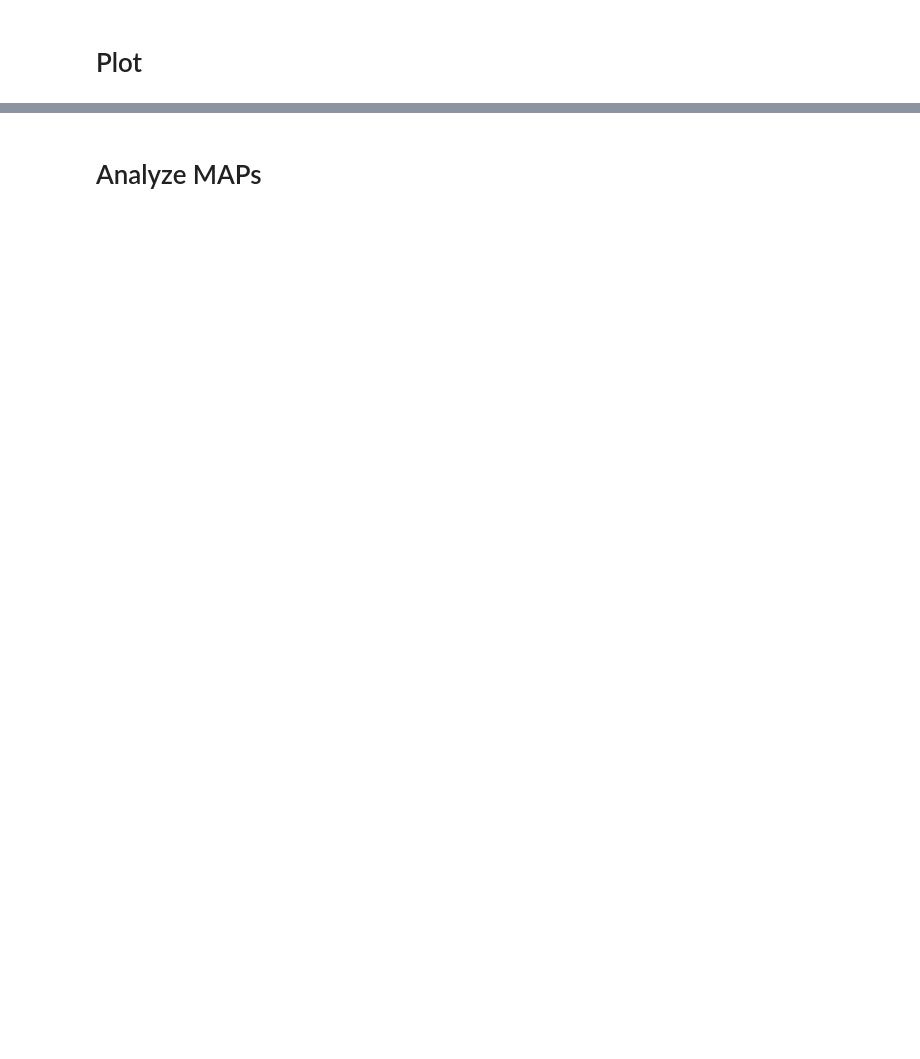
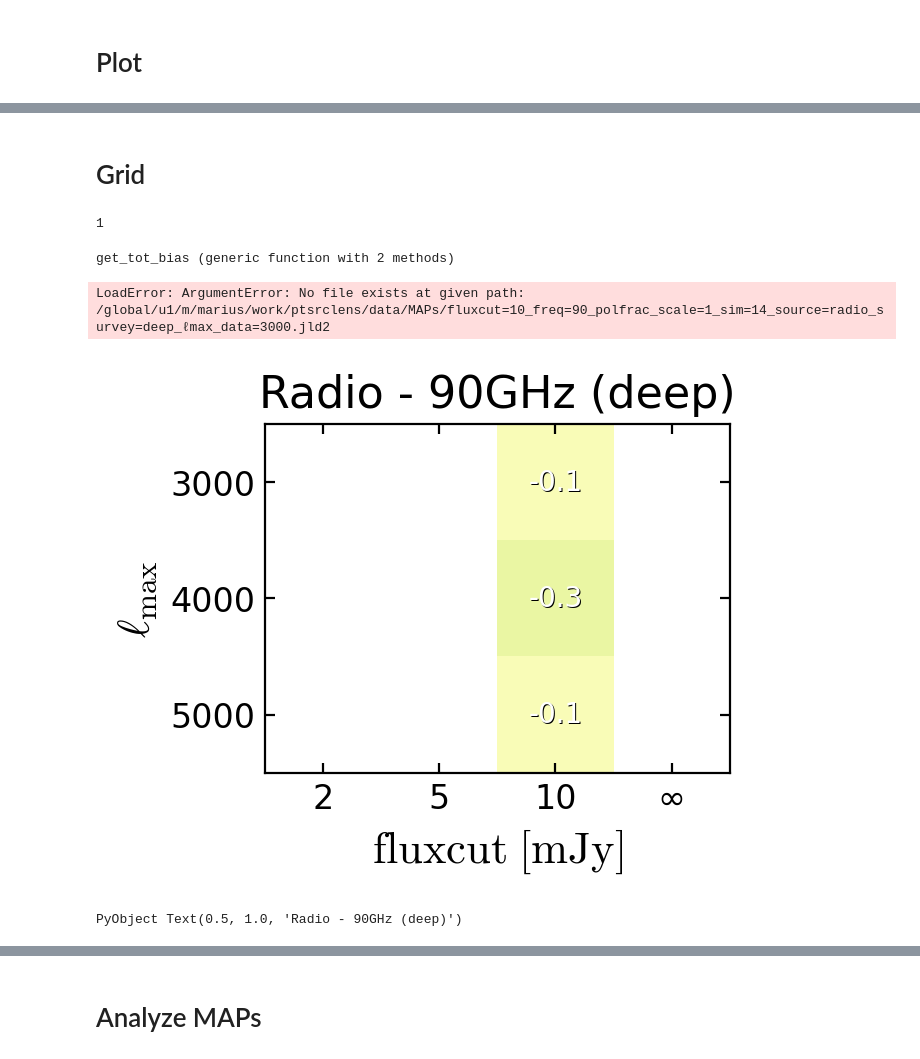
Before and after one commit to EmmanuelSchaan/SehgalRadioPolarizedSources, a Jupyter notebook: analyze_lensing.ipynb, the cells around one changed output, grey strips where cells are left out. Saved outputs shown, nothing was run; the diff lists cells and outputs as text; code cells hidden in the pictures; blank space fills up the shorter version.

```diff
--- a/analyze_lensing.ipynb
+++ b/analyze_lensing.ipynb
@@ -110,0 +125,52 @@ LoadError: UndefVarError: μKarcmin_gs not defined
+# %% [markdown]
+# Grid
+# %%
+source = :radio
+survey = :deep
+fluxcut = 10
+polfrac_scale = 1
+# %% [output]
+1
+# %%
+get_σ(k, MAPs=MAPs) = 1 ./ std(reduce(hcat, [MAP[k].gAϕ[end] for MAP in MAPs]), dims=2)[:]
+get_bias((k1, k2), MAPs=MAPs) = get_σ(("FG_FREE", false)) .* mean([MAP[k1].gAϕ[end] - MAP[k2].gAϕ[end] for MAP in MAPs])
+function get_tot_bias((k1, k2), MAPs=MAPs)
+    Cℓ_bias = get_bias((k1, k2), MAPs)
+    σℓ = get_σ(("FG_FREE", false), MAPs)
+    sum(@. Cℓ_bias / σℓ^2) / sum(@. 1 / σℓ^2) / sqrt(1 / sum(@. 1 / σℓ^2))
+end
+# %% [output]
+get_tot_bias (generic function with 2 methods)
+# %%
+freq = 90
+biases = map([3000, 4000, 5000]) do ℓmax_data
+    MAPs = @showprogress map(1:13) do sim
+        config = (;source, survey, freq, ℓmax_data, fluxcut, polfrac_scale, sim)
+        MAPs = load(MAP_filename("jld2"; config...), "MAPs")
+    end;
+    get_tot_bias((("CUTOUT_CORRELATED",true),("GAUSSIAN",true)), MAPs)
+end;
+# %% [output]
+LoadError: ArgumentError: No file exists at given path: /global/u1/m/marius/work/ptsrclens/data/MAPs/fluxcut=10_freq=90_polfrac_scale=1_sim=14_source=radio_survey=deep_ℓmax_data=3000.jld2
+# %%
+figure(figsize=(3,4), dpi=200)
+data = fill(NaN, 3, 4)
+data[:,3] .= biases
+gca().imshow(data, vmin=-3, vmax=3, cmap="RdYlGn_r")
+for I in CartesianIndices(data)
+    if !isnan(data[I])
+        text((reverse(I.I) .- 0.99)..., @sprintf("%.1f",data[I]), ha="center", va="center", c="black")
+        text((reverse(I.I) .- 1)..., @sprintf("%.1f",data[I]), ha="center", va="center", c="white")
+    end
+end
+xticks(0:3)
+gca().set_xticklabels(["2","5","10","∞"])
+
+yticks(0:2)
+gca().set_yticklabels(3000:1000:5000);
+ylabel(L"\ell_{\rm max}")
+xlabel(L"{\rm fluxcut} \; [{\rm mJy}]")
+title("Radio - $(freq)GHz ($survey)")
+# %% [output]
+[figure, added]
+PyObject Text(0.5, 1.0, 'Radio - 90GHz (deep)')
```
Also changed, not shown: parts of 27 cells of this notebook, 1 other file.
